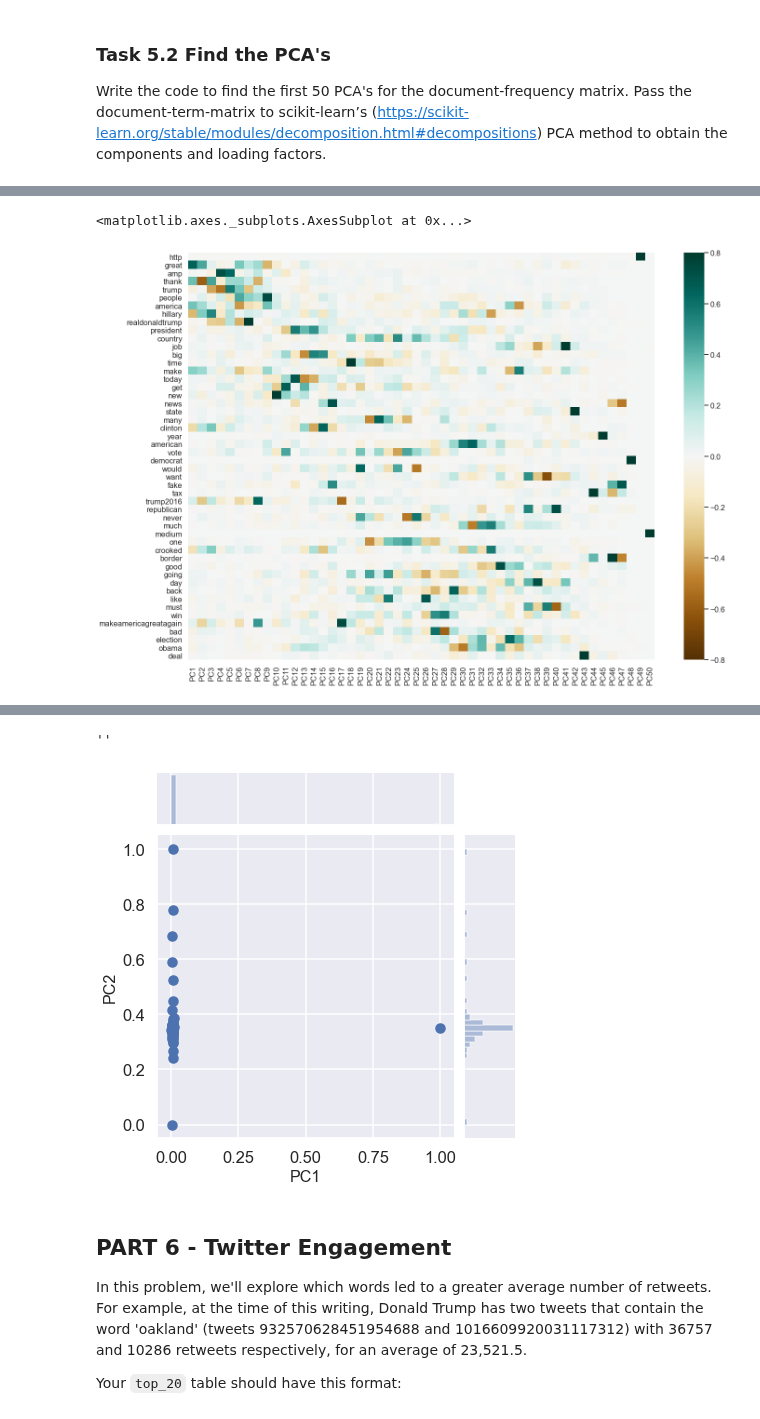
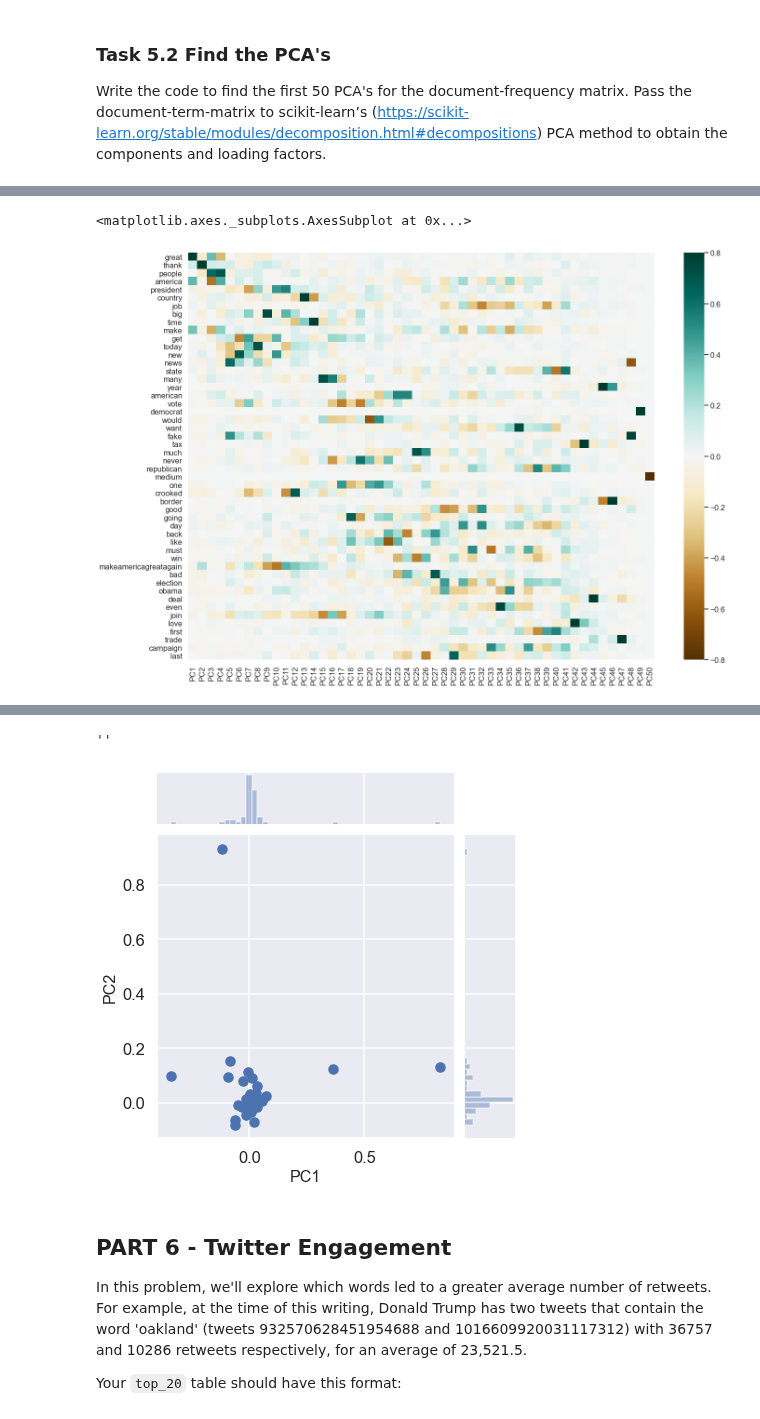
Before and after one commit to aarif-razak/cs439Work, a Jupyter notebook: MidSemProject/MidSemester_Project_F21_V1.ipynb, the cells around one changed output, grey strips where cells are left out. Saved outputs shown, nothing was run; the diff lists cells and outputs as text; code cells hidden in the pictures.

```diff
--- a/MidSemProject/MidSemester_Project_F21_V1.ipynb
+++ b/MidSemProject/MidSemester_Project_F21_V1.ipynb
@@ -921,6 +921,8 @@ tmp = df_sep.drop('num', axis=1)
 stop_words = stopwords.words('english')
 
 #remove stopwords
+#extending stopwords to remove https etc
+stop_words.extend(['rt','t','co','https','realdonaldtrump','amp',"u",'hillary','trump2016','trump','clinton','http','ha','wa'])
 
 tmp = tmp[~tmp['word'].isin(stop_words)]
 
@@ -945,7 +947,7 @@ top50 = tmp['word'].value_counts().nlargest(50).to_frame()
 top50
 
 helper = tmp[tmp['word'].isin(top50.index)]
-helper #ALOT OF HTTP VALUES
+helper
 
 # get the first 5000 unique ids (TWEETS)
 idlist = helper['id'].unique()
@@ -1048,7 +1050,7 @@ sns.heatmap(pca_map_flipped, cmap="BrBG", vmin= -0.8, vmax=0.8, xticklabels=["PC
 ### END SOLUTION
 # %% [output]
 <matplotlib.axes._subplots.AxesSubplot at 0x...>
-[figure, old version]
+[figure, new version]
 # %% [markdown]
 ### Task 5.4 PCA Compare
 We can determine how many words and how many components are needed to do a good visualization. Plot PC1 and PC2 in a 2D plot. The results should be similar to following scatter plot
@@ -1059,26 +1061,27 @@ This is a scatter plot of the values of the components, but with arrows indicati
 # %%
 ### BEGIN SOLUTION
 pca1 = pca.components_[:,0]
 pca2 = pca.components_[:,1]
 
-pca1 = (pca1 - pca1.min())/(pca1.max() -pca1.min())
-pca2 = (pca2 - pca2.min())/(pca2.max() -pca2.min())
+#pca1 = (pca1 - pca1.min())/(pca1.max() -pca1.min())
+#pca2 = (pca2 - pca2.min())/(pca2.max() -pca2.min())
 
 joint = sns.jointplot(pca1, pca2)
 
 # JointGrid has a convenience function
 joint.set_axis_labels('x', 'y', fontsize=16)
+
 
 # or set labels via the axes objects
 joint.ax_joint.set_xlabel('PC1')
 joint.ax_joint.set_ylabel('PC2')
 
 ;
 
 ### END SOLUTION
 # %% [output]
 ''
-[figure, old version]
+[figure, new version]
 # %% [markdown]
 ## PART 6 - Twitter Engagement
 
```
Also changed, not shown: parts of 2 cells of this notebook.
